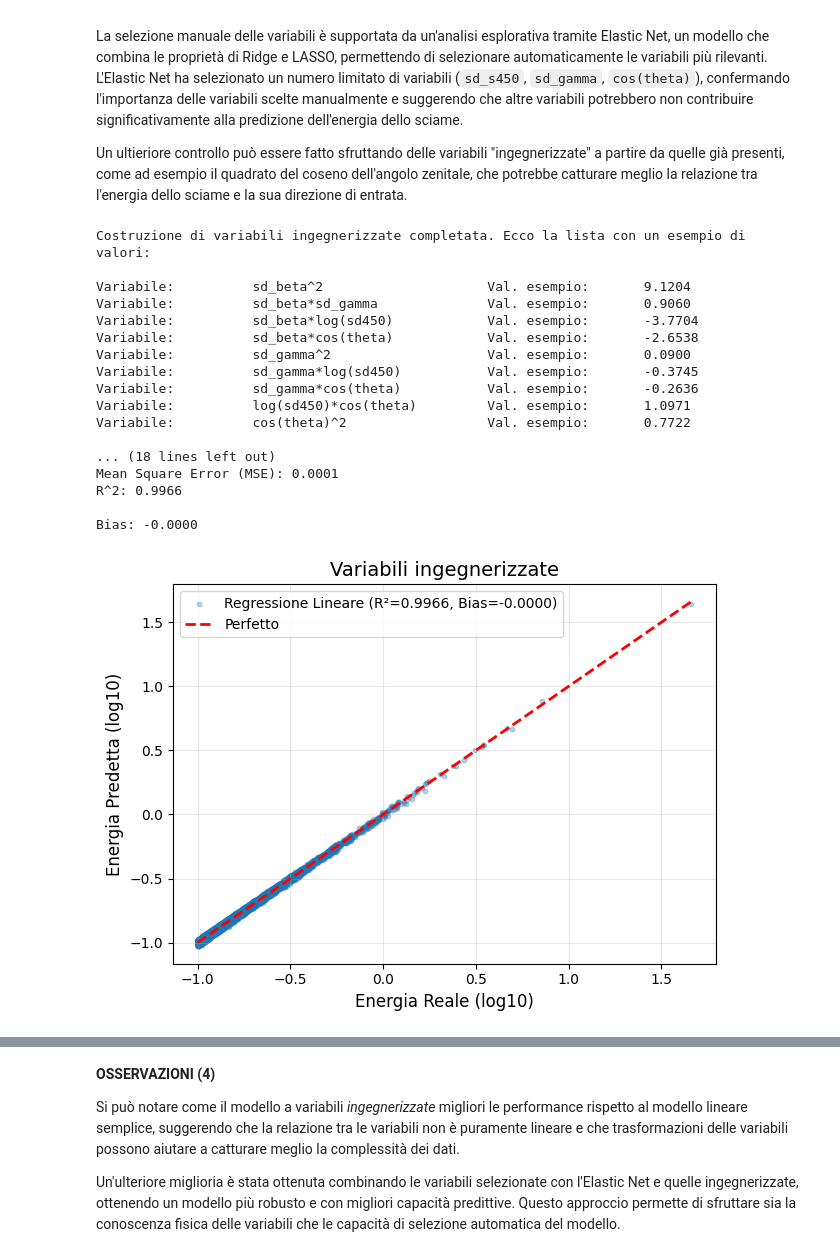
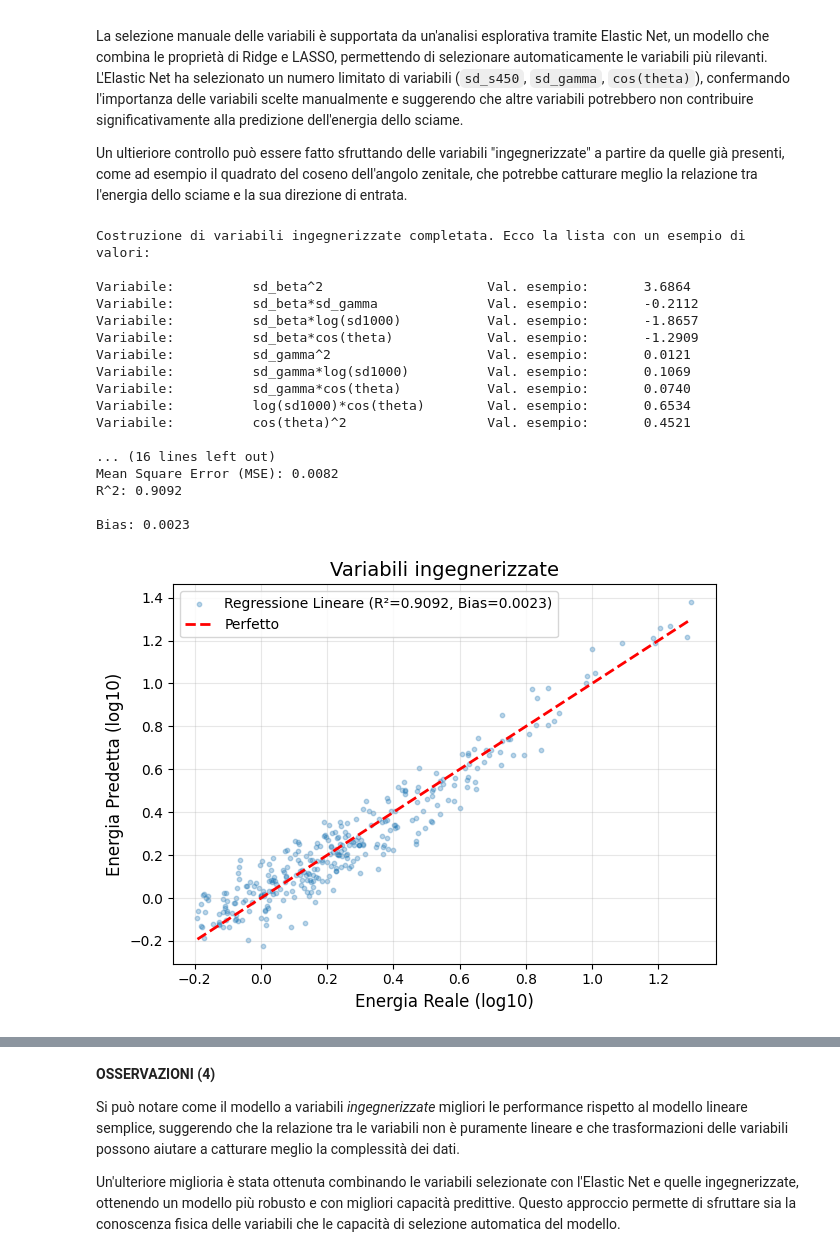
Before and after one commit to robdilor/advsimtech_rdl_esame, a Jupyter notebook: Project.ipynb, the cells around one changed output, grey strips where cells are left out. Cells and saved outputs as stored; diff of their text form; code cells hidden in the pictures.

```diff
--- a/Project.ipynb
+++ b/Project.ipynb
@@ -164,19 +128,29 @@ Le variabili su cui i modelli ML potrebbero essere effettivamente usati sono pro
 Per comodità, separiamo il dataset rimanente in sotto-array di info, misure ed errori. Separiamo a parte l'esposizione (utile solo per flussi) ed il tempo gps.
 # %%
 # Separo gps ed exposure dal dataset principale
-
-exposure = mydata[:, -1]
+# tolgo esposizione
 mydata = np.delete(mydata, -1, axis=1)
 myheader = np.delete(myheader, -1, axis=0)
-gps_time = mydata[:, -1]
+#gps_time = mydata[:, -1]
 # print(myheader, len(myheader), '\n')
-mydata = np.delete(mydata, -1, axis=1)
-myheader = np.delete(myheader, -1, axis=0)
-# print(myheader, len(myheader), '\n')
+#mydata = np.delete(mydata, -1, axis=1)
+#myheader = np.delete(myheader, -1, axis=0)
 
-# Check di eventuali buchi
-for i in range(len(mydata)):
-    for j in range(len(mydata[0])):
+fd_cols = [i for i, col in enumerate(myheader) if col.startswith('fd_')]
+sd_cols = [i for i, col in enumerate(myheader) if col.startswith('sd_')]
+#print("FD columns:", [myheader[i] for i in fd_cols], '\n')
+#print("SD columns:", [myheader[i] for i in sd_cols], '\n')
+
+cfd = csd = 0
+# Check di eventuali buchi in SDrec o FDrec
+for i, k in zip(old_fd_rows, old_sd_rows):
+    for j, m in zip(fd_cols, sd_cols):
         if mydata[i][j] == '':
-            print(f"Missing value at row {i},# column {myheader[j]}")
+            print(f"FD Missing value at row {i}, column {myheader[j]}")
+            cfd += 1
+        elif mydata[k][m] == '':
+            print(f"SD Missing value at row {k}, column {myheader[m]}")
+            csd += 1
+if cfd == 0 and csd == 0:
+    print("No Missing value in FDrec e SDrec")
 # %% [output]
@@ -625,9 +634,10 @@ for i in keep_idx:
                 ing_list.append(f"{this_varlist[i]}^2")
 
 ing_vars = np.delete(ing_vars, [list(range(len(keep_idx)))], axis=1)
-ing_varss = np.delete(ing_vars, ing_list.index('log(sd450)^2'), axis=1) #tolgo log(sd450)^2 che non ha senso fisico.
-ing_list.remove('log(sd450)^2')
-ing_vars = ing_varss.copy()
+if 'log(sd1000)^2' in ing_list:
+    ing_varss = np.delete(ing_vars, ing_list.index('log(sd1000)^2'), axis=1) #tolgo log(sd1000)^2 che non ha senso fisico.
+    ing_list.remove('log(sd1000)^2')
+    ing_vars = ing_varss.copy()
 
 #print(ing_vars[0])
 
@@ -729,47 +739,47 @@ if len(selected_ie) >= len(ing_list):
     for i in selected_enet_r:
         print(f"{'Variabile selezionata':<25}{ing_list_r[i]:<30}{'Coefficiente:':<25}{ing_enet_r.coef_[i]:.4f}")
     #
     print(f"Mean Square Error (MSE): {mse_r:.4f}")
     print(f"R^2: {r2_r:.4f}")
     print(f"Bias:", f"{np.mean(energy[train_size:] - enet_energy_pred):.4f}\n")
 
     # Grafico 1: Predetto vs Reale per Variabili Ingegnerizzate ristrette
     plt.scatter(energy[train_size:], enet_energy_pred,
                     alpha=0.3, s=10,
                     label=f"Variabili Ingegnerizzate ristrette (R²={r2_r:.4f}, Bias={np.mean(energy[train_size:] - enet_energy_pred):.4f})")
     plt.plot([energy[train_size:].min(), energy[train_size:].max()],
                 [energy[train_size:].min(), energy[train_size:].max()],
                 'r--', lw=2, label='Perfetto')
     plt.xlabel('Energia Reale (log10)', fontsize=12)
     plt.ylabel('Energia Predetta (log10)', fontsize=12)
     plt.title('Variabili ingegnerizzate ristrette', fontsize=14)
     plt.legend()
     plt.grid(alpha=0.3)
 
     plt.tight_layout()
     plt.show()
 
 plt.savefig(base_dir / "results" /"IngVars.png", dpi=300)
 plt.show()
 # %% [output]
 Costruzione di variabili ingegnerizzate completata. Ecco la lista con un esempio di valori:
 
-Variabile:          sd_beta^2                     Val. esempio:       9.1204
-Variabile:          sd_beta*sd_gamma              Val. esempio:       0.9060
-Variabile:          sd_beta*log(sd450)            Val. esempio:       -3.7704
-Variabile:          sd_beta*cos(theta)            Val. esempio:       -2.6538
-Variabile:          sd_gamma^2                    Val. esempio:       0.0900
-Variabile:          sd_gamma*log(sd450)           Val. esempio:       -0.3745
-Variabile:          sd_gamma*cos(theta)           Val. esempio:       -0.2636
-Variabile:          log(sd450)*cos(theta)         Val. esempio:       1.0971
-Variabile:          cos(theta)^2                  Val. esempio:       0.7722
+Variabile:          sd_beta^2                     Val. esempio:       3.6864
+Variabile:          sd_beta*sd_gamma              Val. esempio:       -0.2112
+Variabile:          sd_beta*log(sd1000)           Val. esempio:       -1.8657
+Variabile:          sd_beta*cos(theta)            Val. esempio:       -1.2909
+Variabile:          sd_gamma^2                    Val. esempio:       0.0121
+Variabile:          sd_gamma*log(sd1000)          Val. esempio:       0.1069
+Variabile:          sd_gamma*cos(theta)           Val. esempio:       0.0740
+Variabile:          log(sd1000)*cos(theta)        Val. esempio:       0.6534
+Variabile:          cos(theta)^2                  Val. esempio:       0.4521
 
-... (18 lines left out)
-Mean Square Error (MSE): 0.0001
-R^2: 0.9966
+... (16 lines left out)
+Mean Square Error (MSE): 0.0082
+R^2: 0.9092
 
-Bias: -0.0000
+Bias: 0.0023
-[figure, old version]
+[figure, new version]
 # %%
 # Combino modello lineare con ingnegnerizzato: uso this_varlist[selected_enet] e ing_list
 
```
Also changed, not shown: parts of 11 cells of this notebook, 12 other files.
